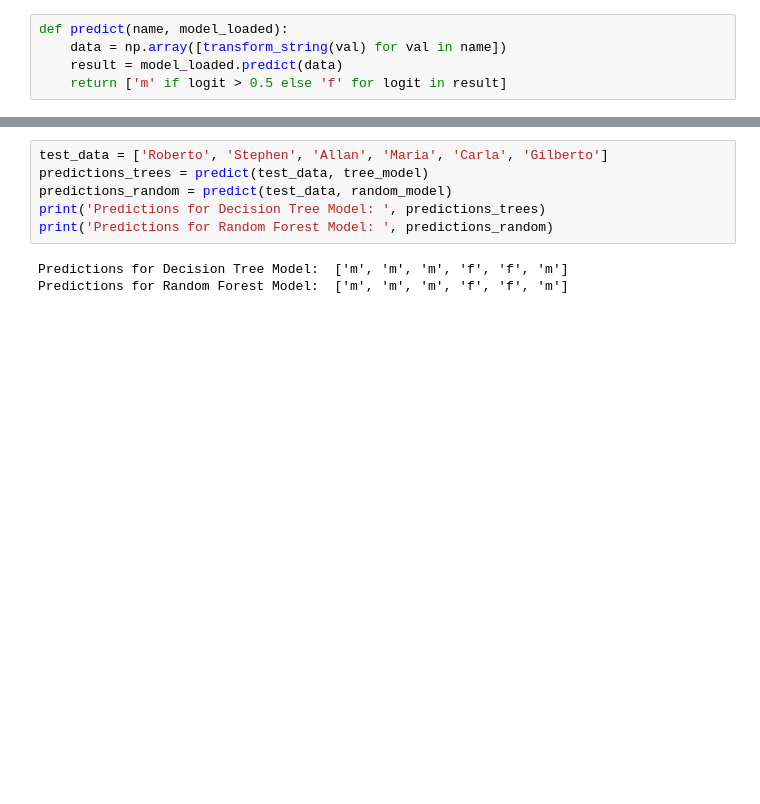
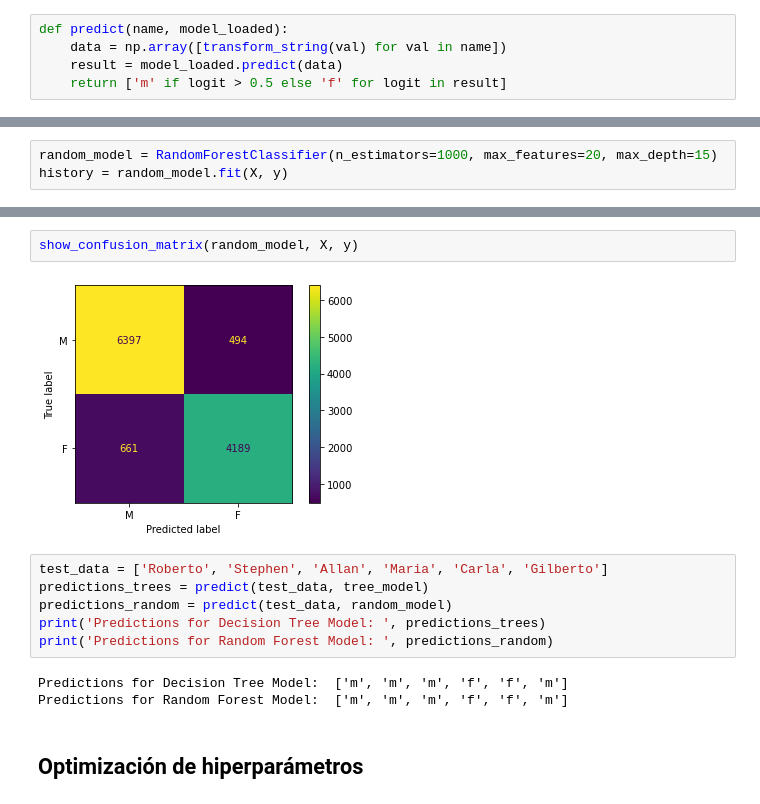
Before and after one commit to tyronfonseca/names-ml, a Jupyter notebook: names_trees.ipynb, the cells around one changed output, grey strips where cells are left out. Saved outputs shown, nothing was run; the diff lists cells and outputs as text; blank space fills up the shorter version.

```diff
--- a/names_trees.ipynb
+++ b/names_trees.ipynb
@@ -88,0 +85,3 @@ def predict(name, model_loaded):
+# %%
+random_model = RandomForestClassifier(n_estimators=1000, max_features=20, max_depth=15)
+history = random_model.fit(X, y)
@@ -89,3 +93,7 @@ def predict(name, model_loaded):
+# %%
+show_confusion_matrix(random_model, X, y)
+# %% [output]
+[figure, added]
 # %%
 test_data = ['Roberto', 'Stephen', 'Allan', 'Maria', 'Carla', 'Gilberto']
 predictions_trees = predict(test_data, tree_model)
@@ -95,3 +103,5 @@ print('Predictions for Random Forest Model: ', predictions_random)
 # %% [output]
 Predictions for Decision Tree Model:  ['m', 'm', 'm', 'f', 'f', 'm']
 Predictions for Random Forest Model:  ['m', 'm', 'm', 'f', 'f', 'm']
+# %% [markdown]
+## Optimización de hiperparámetros
```
Also changed, not shown: parts of 24 cells of this notebook, 2 other files.
